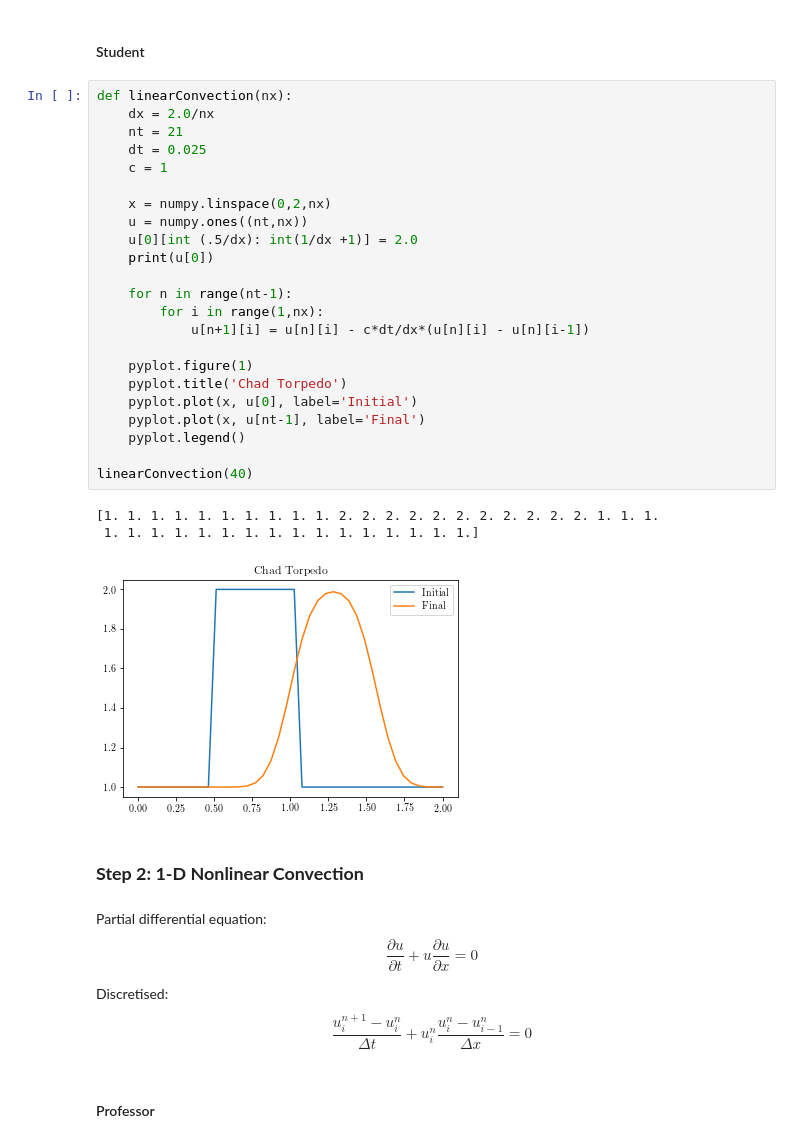
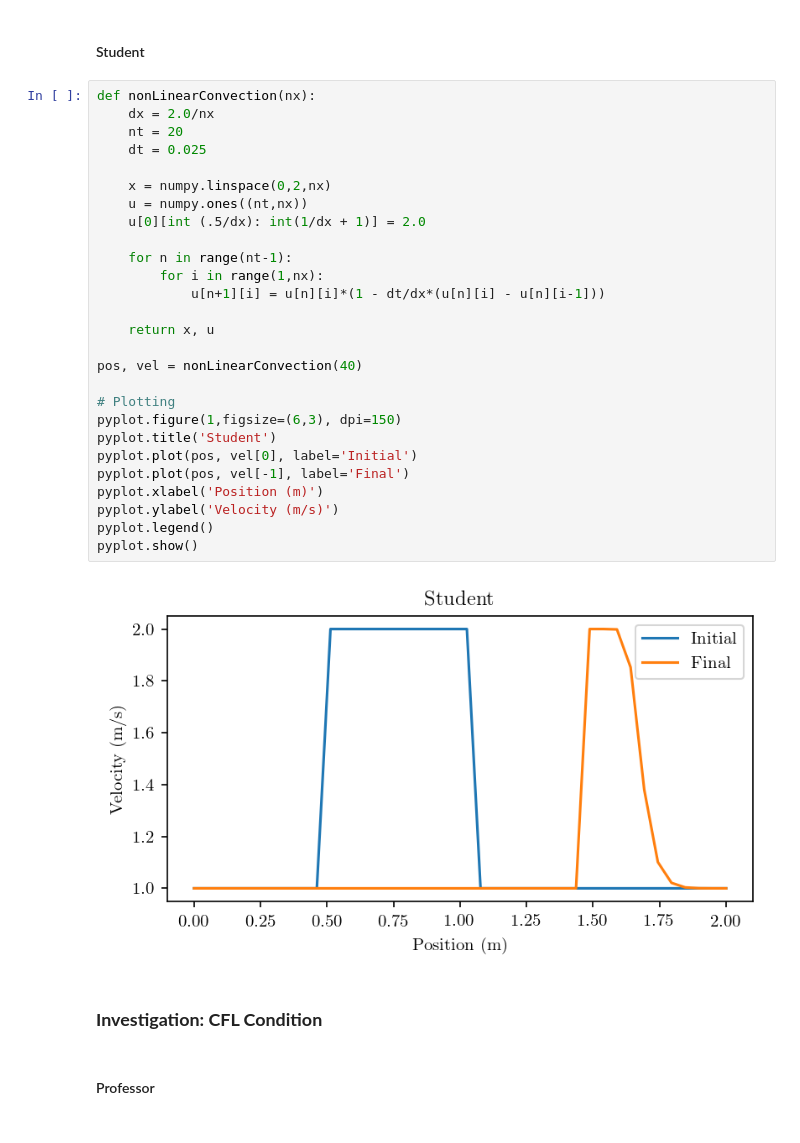
Before and after one commit to GodotMisogi/CFDCodes, a Jupyter notebook: CFDPython.ipynb, the cells around one changed output. Drawn from its saved outputs; the diff is of its cells as text.

```diff
--- a/CFDPython.ipynb
+++ b/CFDPython.ipynb
@@ -58,37 +116,35 @@ pyplot.plot(numpy.linspace(0,2,nx), u)
 # %% [markdown]
 #### Student
 # %%
-def linearConvection(nx):
+def nonLinearConvection(nx):
     dx = 2.0/nx
-    nt = 21
+    nt = 20
     dt = 0.025
-    c = 1
 
     x = numpy.linspace(0,2,nx)
     u = numpy.ones((nt,nx))
-    u[0][int (.5/dx): int(1/dx +1)] = 2.0
-    print(u[0])
+    u[0][int (.5/dx): int(1/dx + 1)] = 2.0
 
     for n in range(nt-1):
         for i in range(1,nx):
-            u[n+1][i] = u[n][i] - c*dt/dx*(u[n][i] - u[n][i-1])
+            u[n+1][i] = u[n][i]*(1 - dt/dx*(u[n][i] - u[n][i-1]))
 
-    pyplot.figure(1)
-    pyplot.title('Chad Torpedo')
-    pyplot.plot(x, u[0], label='Initial')
-    pyplot.plot(x, u[nt-1], label='Final')
-    pyplot.legend()
+    return x, u
 
-linearConvection(40)
+pos, vel = nonLinearConvection(40)
+
+# Plotting
+pyplot.figure(1,figsize=(6,3), dpi=150)
+pyplot.title('Student')
+pyplot.plot(pos, vel[0], label='Initial')
+pyplot.plot(pos, vel[-1], label='Final')
+pyplot.xlabel('Position (m)')
+pyplot.ylabel('Velocity (m/s)')
+pyplot.legend()
+pyplot.show()
 # %% [output]
-[1. 1. 1. 1. 1. 1. 1. 1. 1. 1. 2. 2. 2. 2. 2. 2. 2. 2. 2. 2. 2. 1. 1. 1.
- 1. 1. 1. 1. 1. 1. 1. 1. 1. 1. 1. 1. 1. 1. 1. 1.]
-[figure, old version]
+[figure, new version]
-# %% [markdown]
-### **Step 2: 1-D Nonlinear Convection**
-# %% [markdown]
-Partial differential equation: $$ \frac{\partial u}{\partial t} + u\frac{\partial u}{\partial x} = 0 $$
-
-Discretised: $$ \frac{u^{n+1}_i - u^n_i}{\Delta t} + u^n_i\frac{u^n_i - u^n_{i-1}}{\Delta x} = 0 $$
+# %% [markdown]
+### **Investigation: CFL Condition**
 # %% [markdown]
 #### Professor
```
Also changed, not shown: parts of 41 cells of this notebook, 19 other files.
